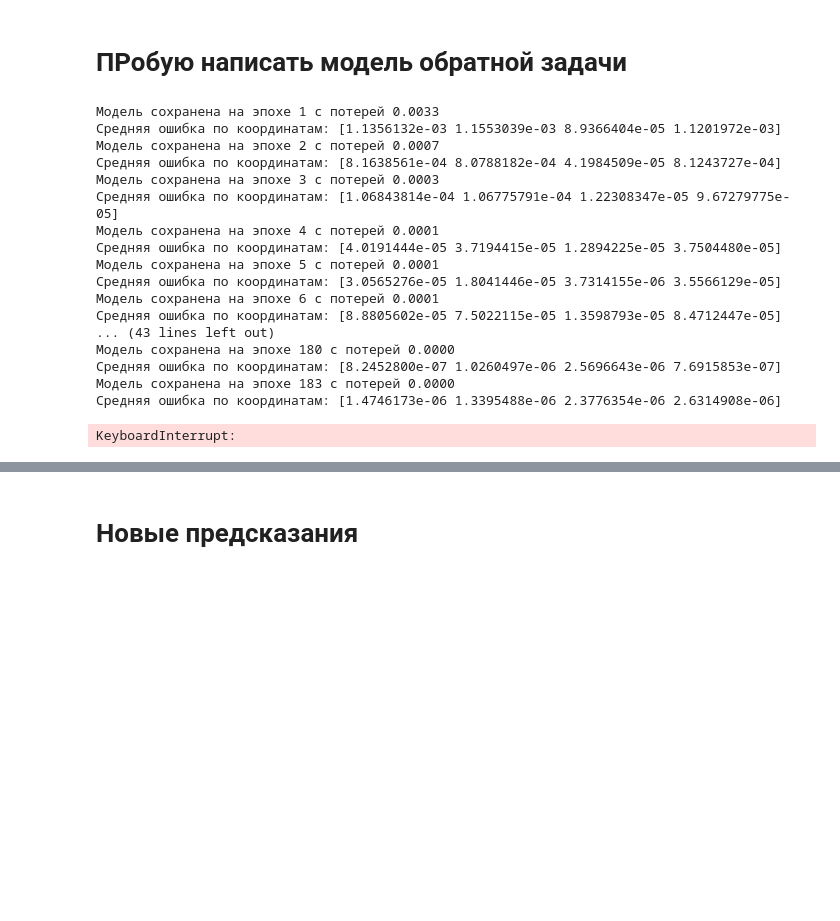
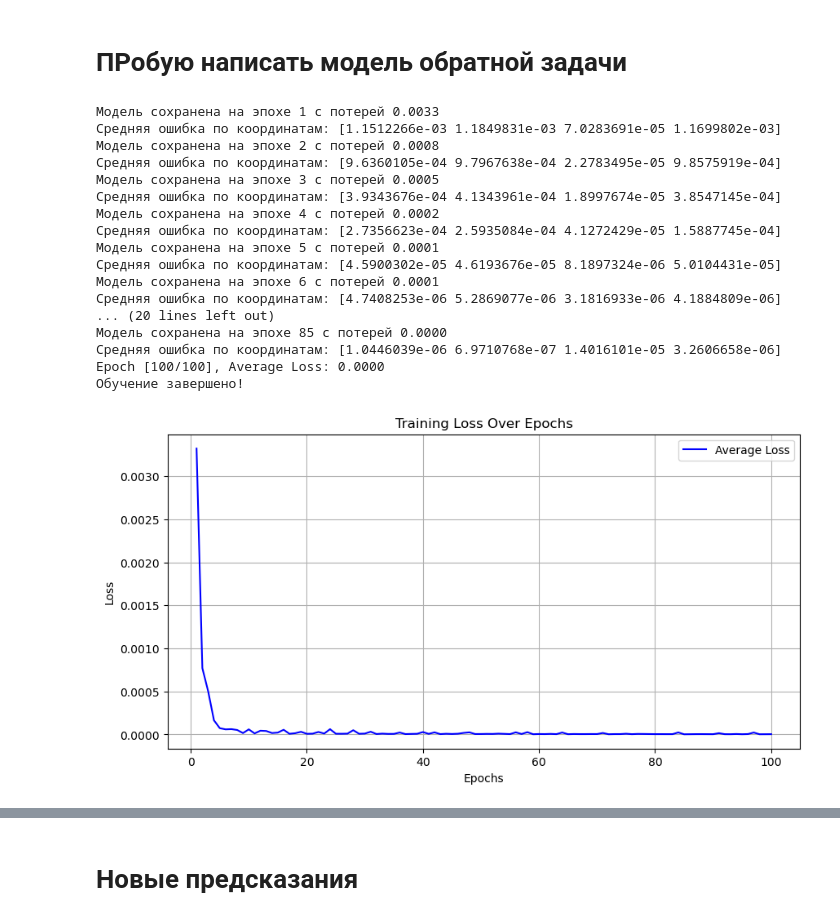
Before and after one commit to HentayLover/Kust_suf, a Jupyter notebook: Kurv.ipynb, the cells around one changed output, grey strips where cells are left out. Cells and saved outputs as stored; diff of their text form; code cells hidden in the pictures; blank space fills up the shorter version.

```diff
--- a/Kurv.ipynb
+++ b/Kurv.ipynb
@@ -1530,7 +1530,7 @@ OUTPUT_SIZE = 4  # Число выходных характеристик (t, x,
 HIDDEN_SIZE = 128  # Число нейронов в скрытом слое
 NUM_HIDDEN_LAYERS = 3  # Число скрытых слоев
 LEARNING_RATE = 0.001
-NUM_EPOCHS = 1000
+NUM_EPOCHS = 100
 BATCH_SIZE = 32
 MODEL_PATH = 'model_na_norm/model.pth'  # Путь для сохранения модели
 
@@ -1625,45 +1625,45 @@ def main(directory):
 
                 # Вычисляем среднюю ошибку для каждой координаты
                 coordinate_errors = torch.mean((all_outputs - all_targets) ** 2, dim=0)
 
             print(f'Модель сохранена на эпохе {epoch + 1} с потерей {average_loss:.4f}')
             print(f'Средняя ошибка по координатам: {coordinate_errors.numpy()}')
 
         if (epoch + 1) % 100 == 0:
             print(f'Epoch [{epoch + 1}/{NUM_EPOCHS}], Average Loss: {average_loss:.4f}')
 
     print('Обучение завершено!')
 
     # Построение графика потерь
     plt.figure(figsize=(10, 5))
     plt.plot(range(1, NUM_EPOCHS + 1), epoch_losses, label='Average Loss', color='blue')
     plt.xlabel('Epochs')
     plt.ylabel('Loss')
     plt.title('Training Loss Over Epochs')
     plt.legend()
     plt.grid()
     plt.savefig('loss_plot.png')  # Сохранение графика
     plt.show()
 
 # Запуск программы
 if __name__ == '__main__':
     main('koord_new')  # Укажите путь к вашей папке с данными
 # %% [output]
 Модель сохранена на эпохе 1 с потерей 0.0033
-Средняя ошибка по координатам: [1.1356132e-03 1.1553039e-03 8.9366404e-05 1.1201972e-03]
-Модель сохранена на эпохе 2 с потерей 0.0007
-Средняя ошибка по координатам: [8.1638561e-04 8.0788182e-04 4.1984509e-05 8.1243727e-04]
-Модель сохранена на эпохе 3 с потерей 0.0003
-Средняя ошибка по координатам: [1.06843814e-04 1.06775791e-04 1.22308347e-05 9.67279775e-05]
-Модель сохранена на эпохе 4 с потерей 0.0001
-Средняя ошибка по координатам: [4.0191444e-05 3.7194415e-05 1.2894225e-05 3.7504480e-05]
+Средняя ошибка по координатам: [1.1512266e-03 1.1849831e-03 7.0283691e-05 1.1699802e-03]
+Модель сохранена на эпохе 2 с потерей 0.0008
+Средняя ошибка по координатам: [9.6360105e-04 9.7967638e-04 2.2783495e-05 9.8575919e-04]
+Модель сохранена на эпохе 3 с потерей 0.0005
+Средняя ошибка по координатам: [3.9343676e-04 4.1343961e-04 1.8997674e-05 3.8547145e-04]
+Модель сохранена на эпохе 4 с потерей 0.0002
+Средняя ошибка по координатам: [2.7356623e-04 2.5935084e-04 4.1272429e-05 1.5887745e-04]
 Модель сохранена на эпохе 5 с потерей 0.0001
-Средняя ошибка по координатам: [3.0565276e-05 1.8041446e-05 3.7314155e-06 3.5566129e-05]
+Средняя ошибка по координатам: [4.5900302e-05 4.6193676e-05 8.1897324e-06 5.0104431e-05]
 Модель сохранена на эпохе 6 с потерей 0.0001
-Средняя ошибка по координатам: [8.8805602e-05 7.5022115e-05 1.3598793e-05 8.4712447e-05]
-... (43 lines left out)
-Модель сохранена на эпохе 180 с потерей 0.0000
-Средняя ошибка по координатам: [8.2452800e-07 1.0260497e-06 2.5696643e-06 7.6915853e-07]
-Модель сохранена на эпохе 183 с потерей 0.0000
-Средняя ошибка по координатам: [1.4746173e-06 1.3395488e-06 2.3776354e-06 2.6314908e-06]
+Средняя ошибка по координатам: [4.7408253e-06 5.2869077e-06 3.1816933e-06 4.1884809e-06]
+... (20 lines left out)
+Модель сохранена на эпохе 85 с потерей 0.0000
+Средняя ошибка по координатам: [1.0446039e-06 6.9710768e-07 1.4016101e-05 3.2606658e-06]
+Epoch [100/100], Average Loss: 0.0000
+Обучение завершено!
-KeyboardInterrupt:
+[figure, added]
```
Also changed, not shown: parts of 18 cells of this notebook.
